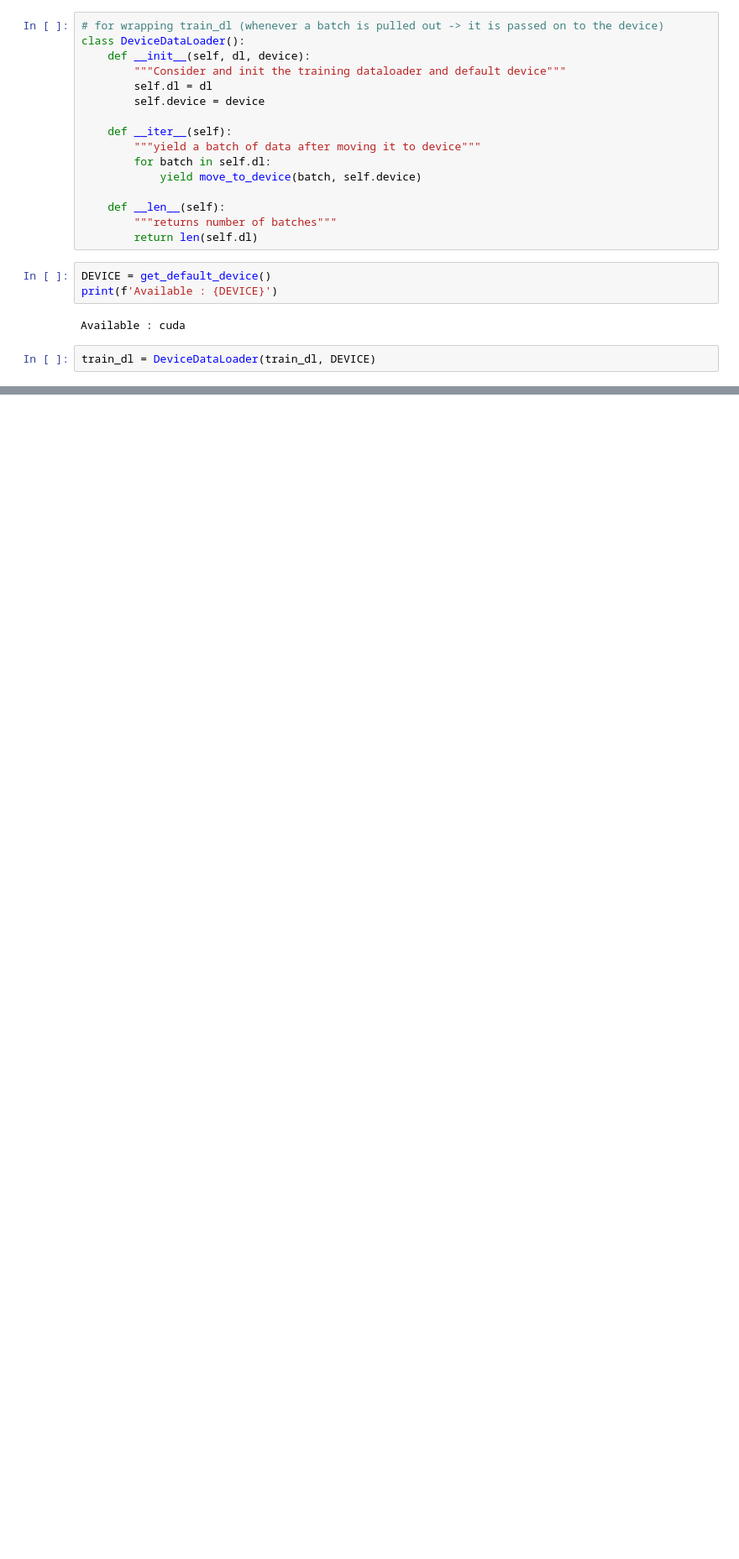
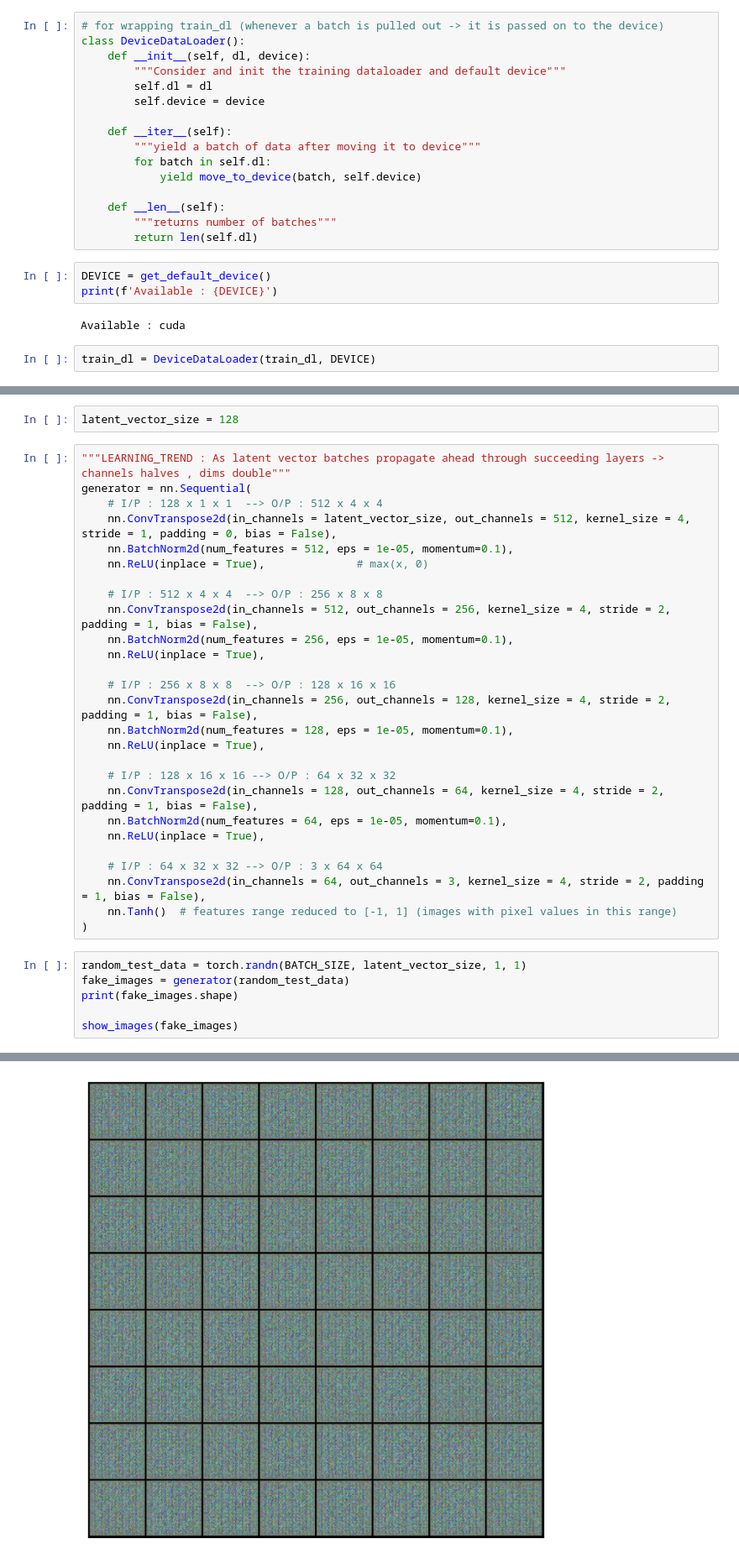
Before and after one commit to AyaanZ30/Anime_facecards_GAN, a Jupyter notebook: gan-pytorch.ipynb, the cells around one changed output, grey strips where cells are left out. Shown at 84% size. Saved outputs shown, nothing was run; the diff lists cells and outputs as text; blank space fills up the shorter version.

Commit message:
Generator and Discriminator architecture set up [Kaggle Notebook | GAN_pytorch | V2]

```diff
--- a/gan-pytorch.ipynb
+++ b/gan-pytorch.ipynb
@@ -137,0 +178,36 @@ train_dl = DeviceDataLoader(train_dl, DEVICE)
+# %%
+latent_vector_size = 128
+# %%
+"""LEARNING_TREND : As latent vector batches propagate ahead through succeeding layers -> channels halves , dims double"""
+generator = nn.Sequential(
+    # I/P : 128 x 1 x 1  --> O/P : 512 x 4 x 4
+    nn.ConvTranspose2d(in_channels = latent_vector_size, out_channels = 512, kernel_size = 4, stride = 1, padding = 0, bias = False),
+    nn.BatchNorm2d(num_features = 512, eps = 1e-05, momentum=0.1),
+    nn.ReLU(inplace = True),              # max(x, 0)
+
+    # I/P : 512 x 4 x 4  --> O/P : 256 x 8 x 8
+    nn.ConvTranspose2d(in_channels = 512, out_channels = 256, kernel_size = 4, stride = 2, padding = 1, bias = False),
+    nn.BatchNorm2d(num_features = 256, eps = 1e-05, momentum=0.1),
+    nn.ReLU(inplace = True),
+
+    # I/P : 256 x 8 x 8  --> O/P : 128 x 16 x 16
+    nn.ConvTranspose2d(in_channels = 256, out_channels = 128, kernel_size = 4, stride = 2, padding = 1, bias = False),
+    nn.BatchNorm2d(num_features = 128, eps = 1e-05, momentum=0.1),
+    nn.ReLU(inplace = True),
+
+    # I/P : 128 x 16 x 16 --> O/P : 64 x 32 x 32
+    nn.ConvTranspose2d(in_channels = 128, out_channels = 64, kernel_size = 4, stride = 2, padding = 1, bias = False),
+    nn.BatchNorm2d(num_features = 64, eps = 1e-05, momentum=0.1),
+    nn.ReLU(inplace = True),
+
+    # I/P : 64 x 32 x 32 --> O/P : 3 x 64 x 64
+    nn.ConvTranspose2d(in_channels = 64, out_channels = 3, kernel_size = 4, stride = 2, padding = 1, bias = False),
+    nn.Tanh()  # features range reduced to [-1, 1] (images with pixel values in this range)
+)
+# %%
+random_test_data = torch.randn(BATCH_SIZE, latent_vector_size, 1, 1)
+fake_images = generator(random_test_data)
+print(fake_images.shape)
+
+show_images(fake_images)
+# %% [output]
@@ -137,0 +215 @@ train_dl = DeviceDataLoader(train_dl, DEVICE)
+[figure, added]
```
Also changed, not shown: parts of 9 cells of this notebook.
